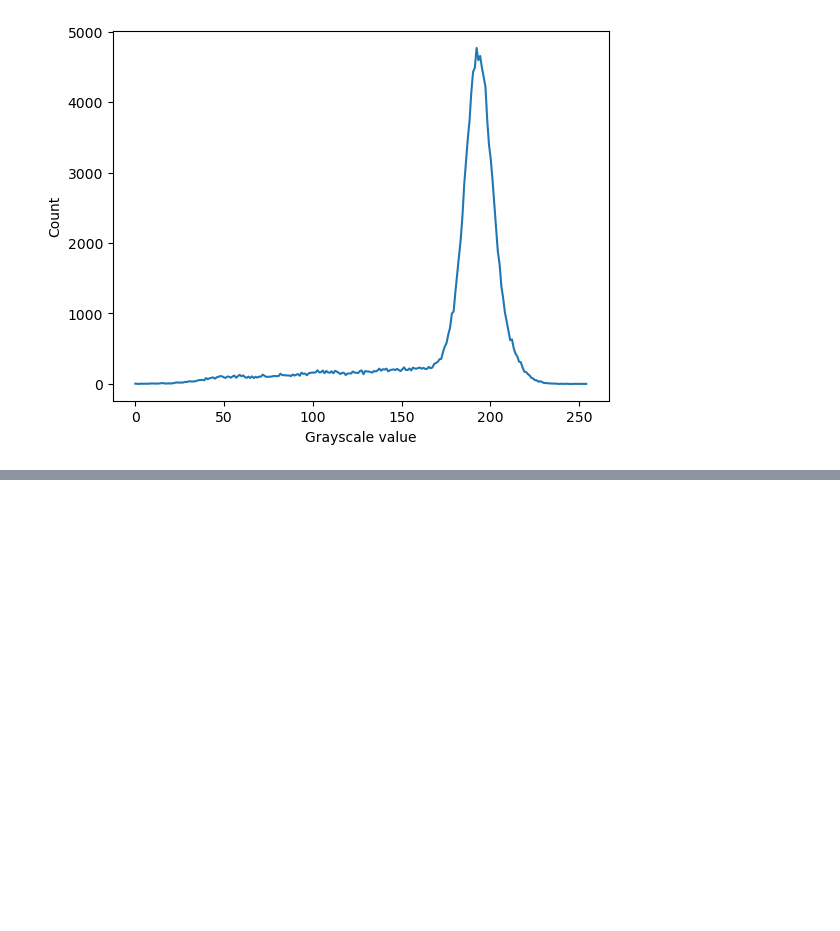
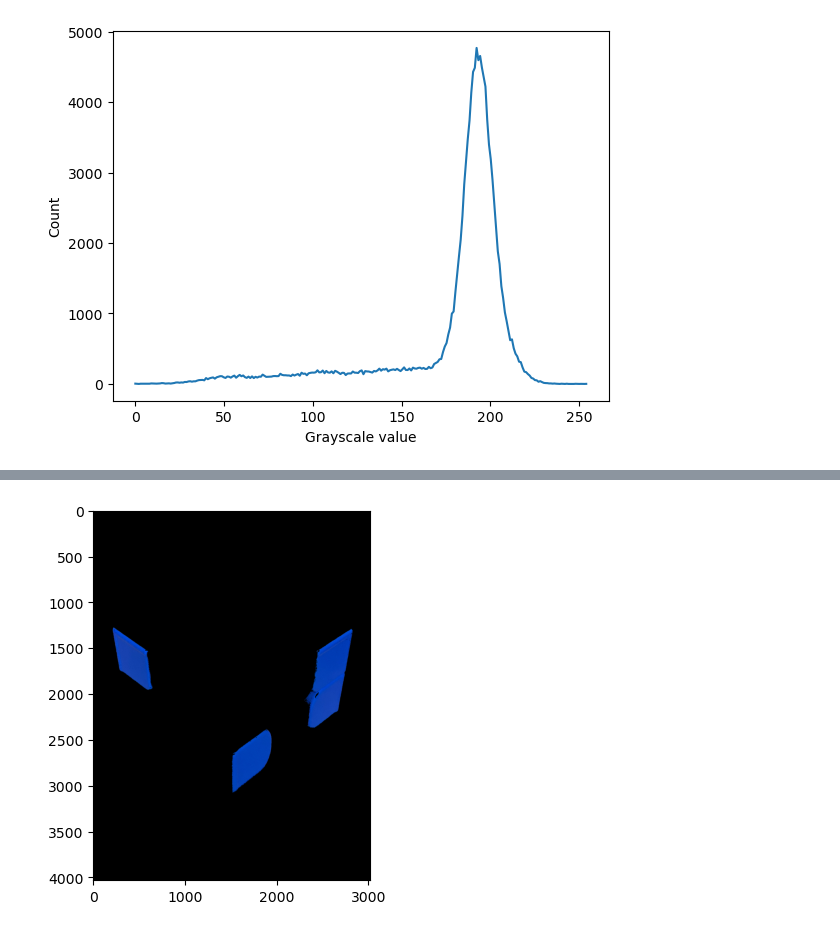
Before and after one commit to genvert/AP_157_FX-2_Vertudez, a Jupyter notebook: Activity 5/Activity 5.ipynb, the cells around one changed output, grey strips where cells are left out. Drawn from its saved outputs; the diff is of its cells as text; code cells hidden in the pictures; blank space fills up the shorter version.

```diff
--- a/Activity 5/Activity 5.ipynb
+++ b/Activity 5/Activity 5.ipynb
@@ -150,0 +170,13 @@ parametric(cube, cube_ROI)
+# %%
+blue_gauss = gaussian_PDF(cube, blue_ROI)
+
+blue_mask = blue_gauss > 10e-10     # threshold for probability
+r_cube = cube[:,:,0]*blue_mask
+g_cube = cube[:,:,1]*blue_mask
+b_cube = cube[:,:,2]*blue_mask
+cube_segmented = np.dstack((r_cube,g_cube,b_cube))
+
+plt.imshow(cube_segmented)
+plt.show()
+# %% [output]
+[figure, added]
```
Also changed, not shown: parts of 18 cells of this notebook.
